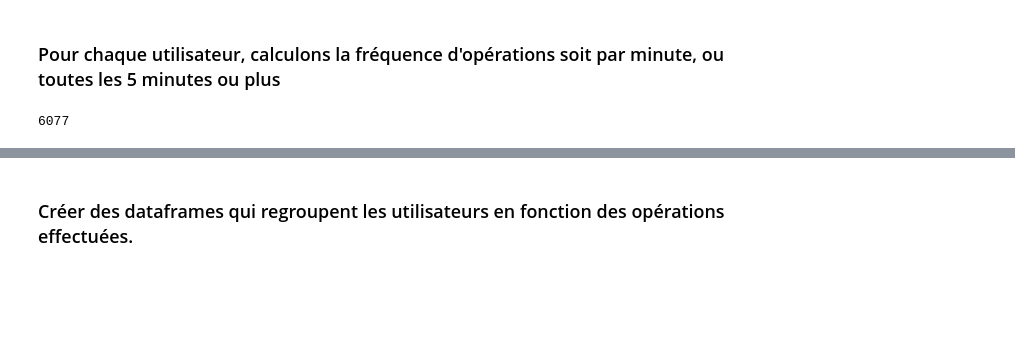
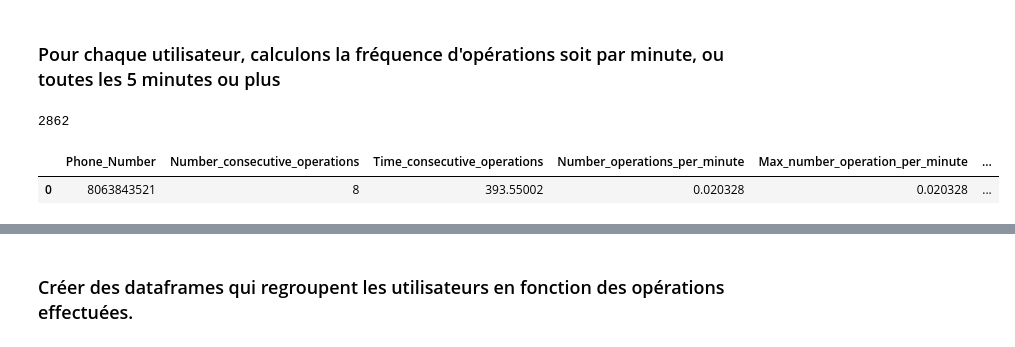
Before and after one commit to pfolaa/fraud_detection, a Jupyter notebook: fraud_detection_01.ipynb, the cells around one changed output, grey strips where cells are left out. Cells and saved outputs as stored; diff of their text form; code cells hidden in the pictures; blank space fills up the shorter version.

```diff
--- a/fraud_detection_01.ipynb
+++ b/fraud_detection_01.ipynb
@@ -3129,6 +3129,11 @@ for element in tqdm(all_df_list_new):
     element.sort_values('TS_to_DateTime')
     list_all_df_with_metrics.append(df_nombre_operations_consecutives(element))
 # %%
-len(list_df_with_diff_ts)
+len(list_all_df_with_metrics)
 # %% [output]
-6077
+2862
+# %%
+list_all_df_with_metrics[1].head()
+# %% [output]
+|  | Phone_Number | Number_consecutive_operations | Time_consecutive_operations | Number_operations_per_minute | Max_number_operation_per_minute | ... |
+| 0 | 8063843521 | 8 | 393.55002 | 0.020328 | 0.020328 | ... |
```
Also changed, not shown: parts of 50 cells of this notebook.
